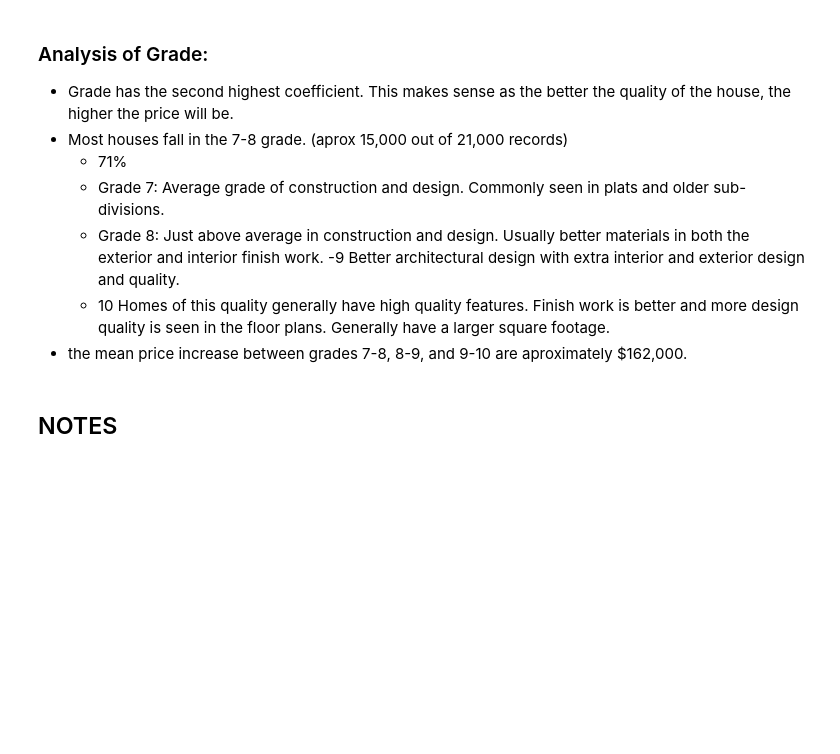
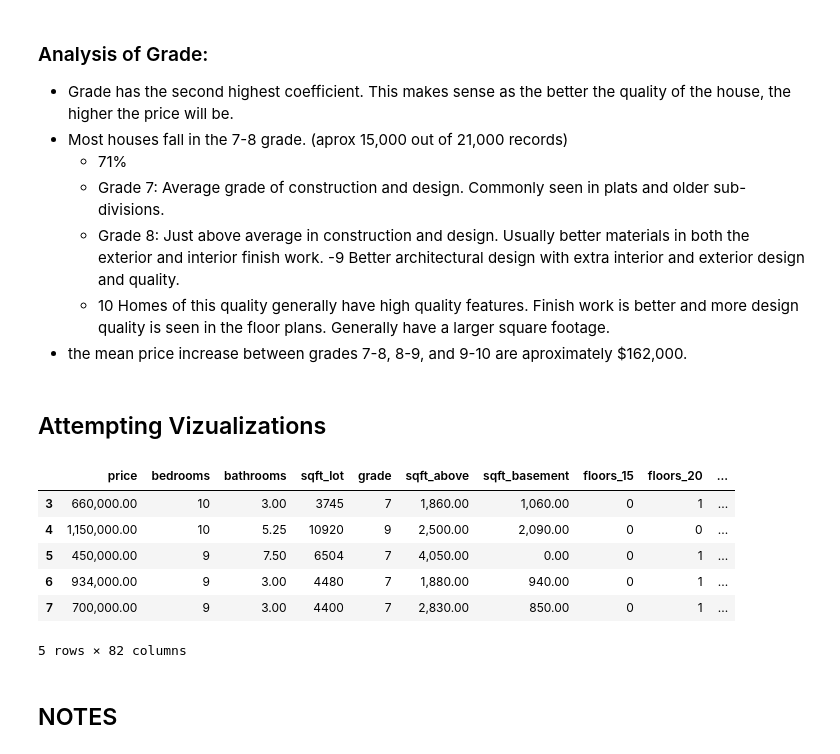
Before and after one commit to jxn628/dsc-home-price-analysis, a Jupyter notebook: student.ipynb, the cells around one changed output. Cells and saved outputs as stored; diff of their text form; code cells hidden in the pictures; blank space fills up the shorter version.

```diff
--- a/student.ipynb
+++ b/student.ipynb
@@ -1224,6 +1224,18 @@ grade_df
     -9 Better architectural design with extra interior and exterior design and quality.
     - 10 Homes of this quality generally have high quality features. Finish work is better and more design quality is seen in the floor plans. Generally have a larger square footage.
 - the mean price increase between grades 7-8, 8-9, and 9-10 are aproximately $162,000.
+# %% [markdown]
+## Attempting Vizualizations
+# %%
+final_df.head()
+# %% [output]
+|  | price | bedrooms | bathrooms | sqft_lot | grade | sqft_above | sqft_basement | floors_15 | floors_20 | ... |
+| 3 | 660,000.00 | 10 | 3.00 | 3745 | 7 | 1,860.00 | 1,060.00 | 0 | 1 | ... |
+| 4 | 1,150,000.00 | 10 | 5.25 | 10920 | 9 | 2,500.00 | 2,090.00 | 0 | 0 | ... |
+| 5 | 450,000.00 | 9 | 7.50 | 6504 | 7 | 4,050.00 | 0.00 | 0 | 1 | ... |
+| 6 | 934,000.00 | 9 | 3.00 | 4480 | 7 | 1,880.00 | 940.00 | 0 | 1 | ... |
+| 7 | 700,000.00 | 9 | 3.00 | 4400 | 7 | 2,830.00 | 850.00 | 0 | 1 | ... |
+5 rows × 82 columns
 # %% [markdown]
 ## NOTES
 # %% [markdown]
```
Also changed, not shown: parts of 35 cells of this notebook.
